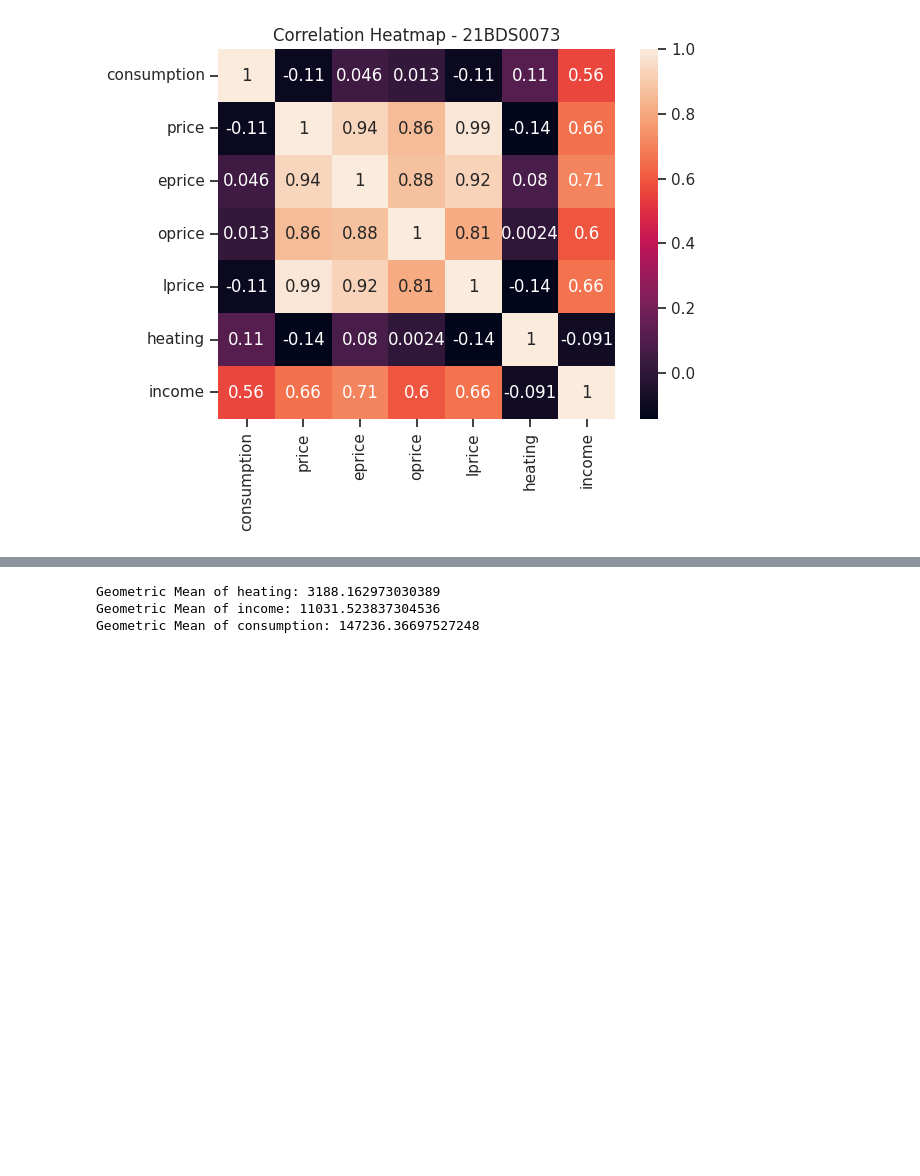
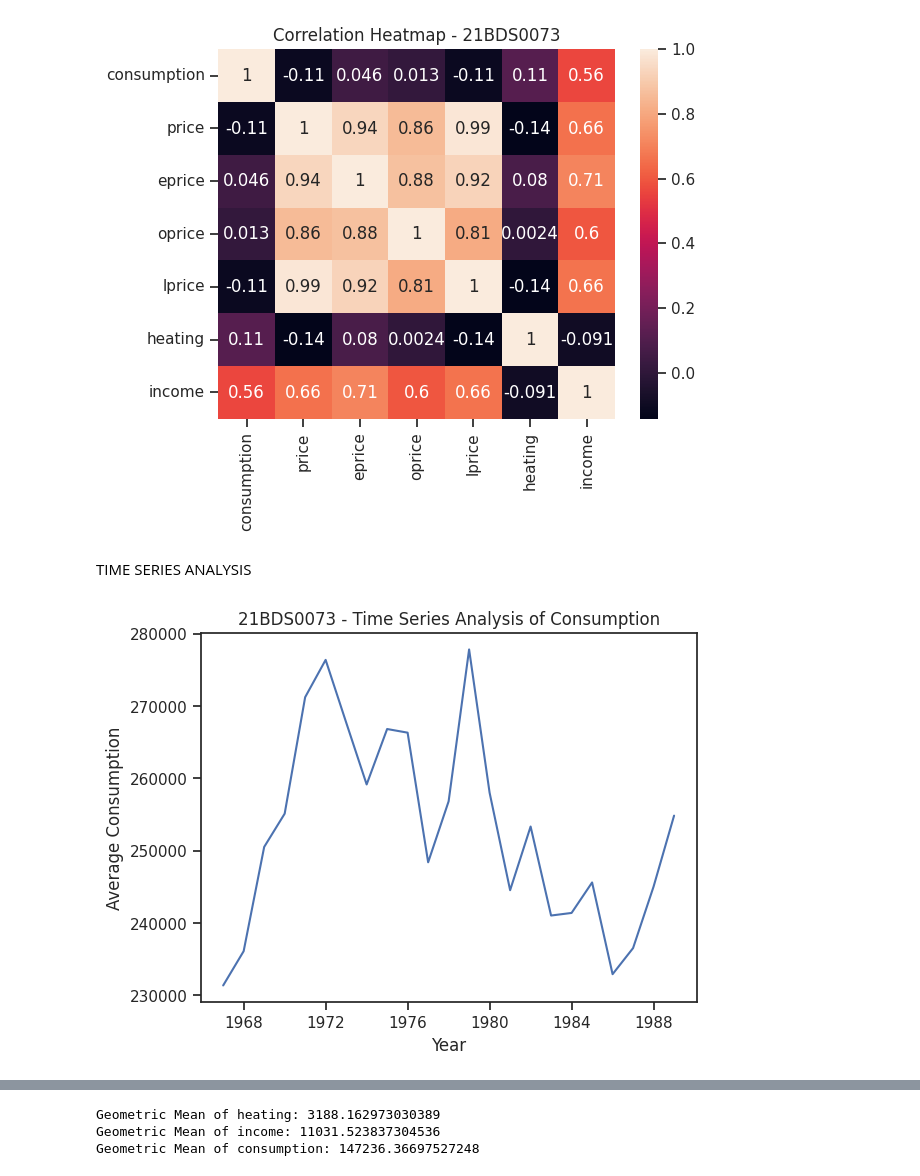
Before and after one commit to Vishnu290504/EDA, a Jupyter notebook: 21bds0073_da1.ipynb, the cells around one changed output, grey strips where cells are left out. Saved outputs shown, nothing was run; the diff lists cells and outputs as text; code cells hidden in the pictures; blank space fills up the shorter version.

```diff
--- a/21bds0073_da1.ipynb
+++ b/21bds0073_da1.ipynb
@@ -346,3 +346,16 @@ plt.title('Correlation Heatmap - 21BDS0073')
 plt.show()
 # %% [output]
 [figure]
+# %% [markdown]
+TIME SERIES ANALYSIS
+# %%
+df['year'] = pd.to_datetime(df['year'], format='%Y')
+yearly_consumption = df.groupby('year')['consumption'].mean()
+
+plt.plot(yearly_consumption.index, yearly_consumption.values)
+plt.xlabel('Year')
+plt.ylabel('Average Consumption')
+plt.title('21BDS0073 - Time Series Analysis of Consumption')
+plt.show()
+# %% [output]
+[figure, added]
```
Also changed, not shown: parts of 6 cells of this notebook.
